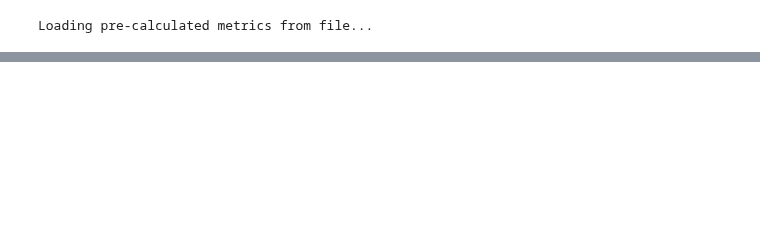
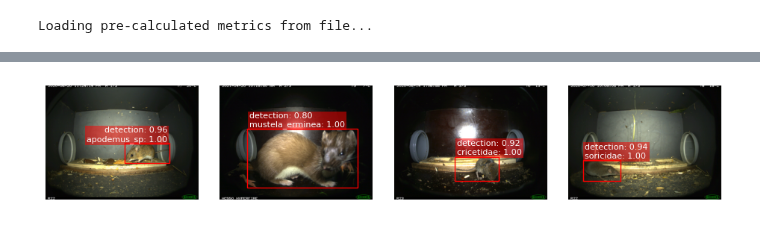
Before and after one commit to juliankraft/BachelorThesis, a Jupyter notebook: presentation/build_visuals.ipynb, the cells around one changed output, grey strips where cells are left out. Saved outputs shown, nothing was run; the diff lists cells and outputs as text; code cells hidden in the pictures; blank space fills up the shorter version.

Commit message:
presentation: topic

```diff
--- a/presentation/build_visuals.ipynb
+++ b/presentation/build_visuals.ipynb
@@ -31,6 +31,7 @@ set_custom_plot_style()
 cm = 1 / 2.54
 
 export = True
+export_path = Path('./images')
 
 eval = MammaliaEval(
     path_config='../data/path_config.yml',
@@ -41,0 +77,28 @@ Loading pre-calculated metrics from file...
+# %%
+# Example for Topic
+########################################################################################################################
+selected_idx = [285053, 67503, 245781, 363639]
+image_name = 'example_topic_images'
+########################################################################################################################
+
+df = eval.best_model.full_predicted_set.copy()
+
+df_filtered = df[df['idx'].isin(selected_idx )]
+df_filtered = df_filtered.set_index('idx').loc[selected_idx ].reset_index()
+
+fig = plot_series_of_images(
+    df=df_filtered,
+    dataset_path=eval.paths['dataset'],
+    annotation_type='both',
+    ncols=4,
+    fig_width_cm=24,
+    offset_margin_conf_annotation=1000,
+    print_idx='no'
+    )
+
+if export:
+    fig.savefig(export_path / f'{image_name}.jpg', dpi=300)
+
+display(fig)
+# %% [output]
+[figure, added]
```
Also changed, not shown: parts of 3 cells of this notebook, 5 other files.
